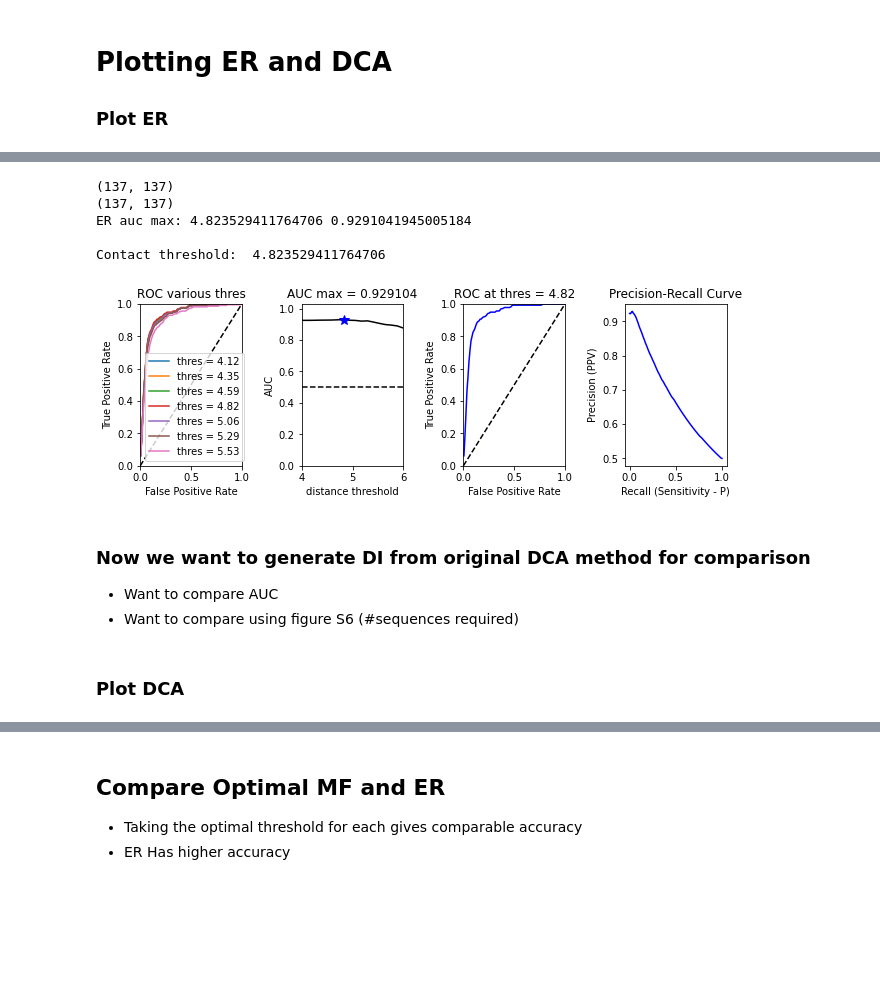
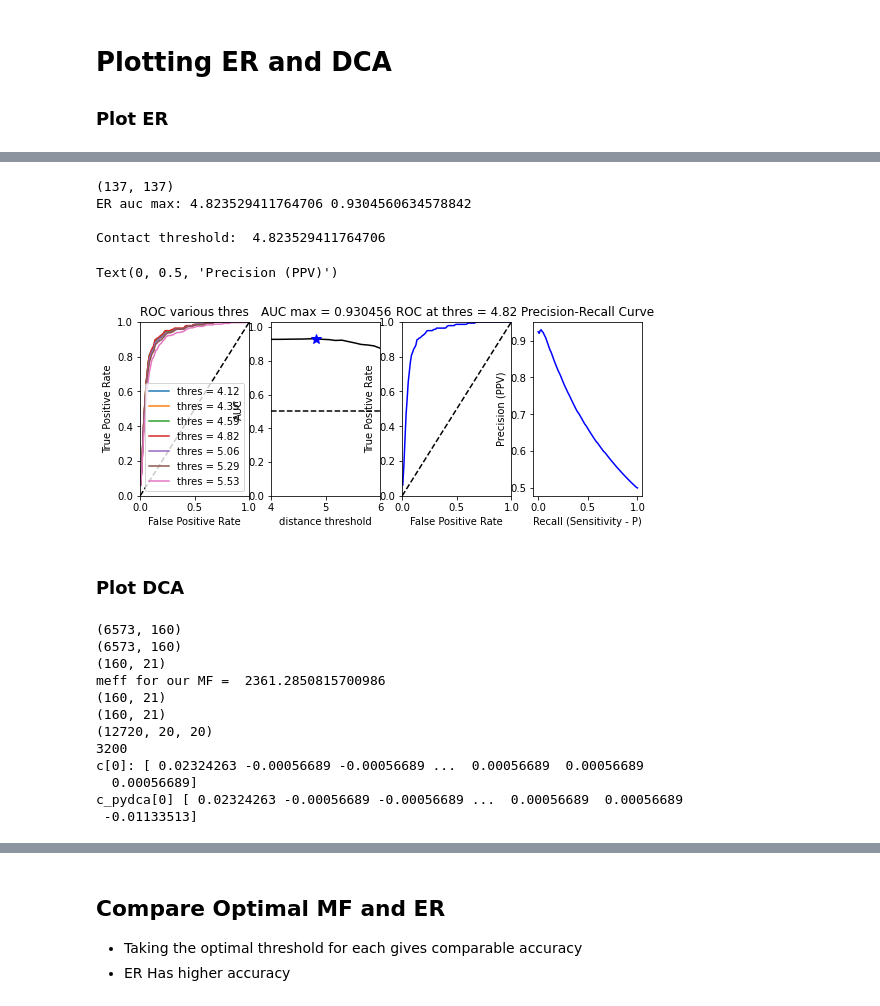
Before and after one commit to evancresswell/DCA_ER, a Jupyter notebook: ecc_DCA_ER.ipynb, the cells around one changed output, grey strips where cells are left out. Saved outputs shown, nothing was run; the diff lists cells and outputs as text; code cells hidden in the pictures; blank space fills up the shorter version.

```diff
--- a/ecc_DCA_ER.ipynb
+++ b/ecc_DCA_ER.ipynb
@@ -357,3 +420,14 @@ plt.colorbar(fraction=0.045, pad=0.05)
 # %% [markdown]
 # Plotting ER and DCA
 ### Plot ER
+# %%
+#print("Direct Information from Expectation reflection:\n",di)
+print(di.shape)
+ER_di = np.delete(di, cols_removed,0)
+ER_di = np.delete(ER_di, cols_removed,1)
+
+print(ER_di.shape)
+
+ER_di_nodiag = no_diag(ER_di, 5, s_index)
+print(ER_di_nodiag)
+#ER_di = ER_di_nodiag
@@ -360,15 +454,10 @@ plt.colorbar(fraction=0.045, pad=0.05)
 # %%
-#print("Direct Information from Expectation reflection:\n",di)
-ER_di = di
-print(ER_di.shape)
-
-# print("Direct Information from Expectation reflection:\n",di)
-
 from ecc_tools import roc_curve
 # find optimal threshold of distance
 ct_thres = np.linspace(4.,6.,18,endpoint=True)
 n = ct_thres.shape[0]
-ct_mat = ct
+
+
 print(ct.shape)
 # Initialize plotting
 iplot = [1,3,5,7,9,11,13]
@@ -407,42 +496,59 @@ plt.legend()
 # AUC
 plt.subplot2grid((1,4),(0,1))
 plt.title('AUC max = %f' %(auc_ER[i0_ER]))
 plt.plot([ct_thres.min(),ct_thres.max()],[0.5,0.5],'k--')
 plt.plot(ct_thres,auc_ER,'k-')
 plt.plot(ct_thres[i0_ER],auc_ER[i0_ER], 'b*', markersize=10.)
 plt.xlim([ct_thres.min(),ct_thres.max()])
 plt.ylim([0,auc_ER.max()+0.1])
 plt.xlabel('distance threshold')
 plt.ylabel('AUC')
 # ROC
 plt.subplot2grid((1,4),(0,2))
 plt.title('ROC at thres = %3.2f'%(ct_thres[i0_ER]))
 plt.plot(fp0_ER,tp0_ER,'b-')
 plt.plot([0,1],[0,1],'k--')
 plt.xlim([0,1])
 plt.ylim([0,1])
 plt.xlabel('False Positive Rate')
 plt.ylabel('True Positive Rate')
 # Precision-Recall
 plt.subplot2grid((1,4),(0,3))
 plt.title('Precision-Recall Curve')
 print('\nContact threshold: ', ct_thres[i0_ER])
 plt.plot( p0_ER,tp0_ER / (tp0_ER + fp0_ER), 'b-', label='thres = %s'%ct_thres[i0_ER])
 plt.xlabel('Recall (Sensitivity - P)')
 plt.ylabel('Precision (PPV)')
-
-plt.tight_layout(h_pad=1, w_pad=1.5)
-# tools.hide_toggle()
 # %% [output]
 (137, 137)
-(137, 137)
-ER auc max: 4.823529411764706 0.9291041945005184
+ER auc max: 4.823529411764706 0.9304560634578842
 
 Contact threshold:  4.823529411764706
+Text(0, 0.5, 'Precision (PPV)')
-[figure, old version]
+[figure, new version]
-# %% [markdown]
-### Now we want to generate DI from original DCA method for comparison
-* Want to compare AUC
-* Want to compare using figure S6 (#sequences required)
 # %% [markdown]
 ### Plot DCA
+# %%
+from inference_dca import direct_info_dca
+print(s0.shape)
+seq_wt_file = None
+seq_wt_file = '%s/protein_data/data_processing_output/seq_weight_%s.npy' % (DCA_ER_dir, pfam_id)
+
+# ----------- DCA DI (MF) calculation --------------------------------------------- #
+
+mf_di, fi, fij, c, cinv, w, w2d, fi_pydca, fij_pydca, c_pydca, c_inv_pydca, w_pydca, w2d_pydcak, di_pydca  = direct_info_dca(s0, seq_wt_outfile=seq_wt_file)
+print('c[0]:',c[0])
+print('c_pydca[0]', c_pydca[0])
+# %% [output]
+(6573, 160)
+(6573, 160)
+(160, 21)
+meff for our MF =  2361.2850815700986
+(160, 21)
+(160, 21)
+(12720, 20, 20)
+3200
+c[0]: [ 0.02324263 -0.00056689 -0.00056689 ...  0.00056689  0.00056689
+  0.00056689]
+c_pydca[0] [ 0.02324263 -0.00056689 -0.00056689 ...  0.00056689  0.00056689
+ -0.01133513]
```
Also changed, not shown: parts of 21 cells of this notebook, 5 other files.
